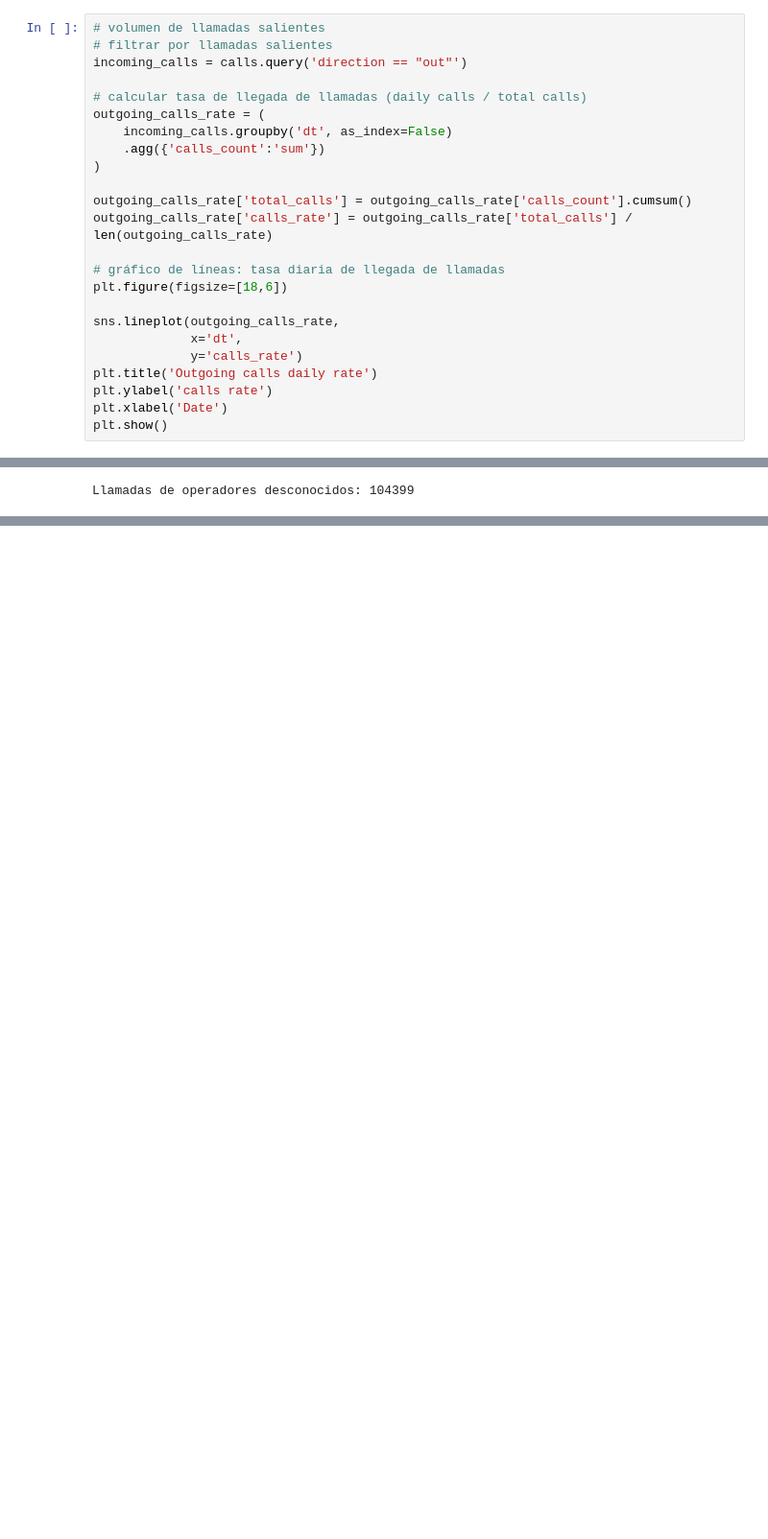
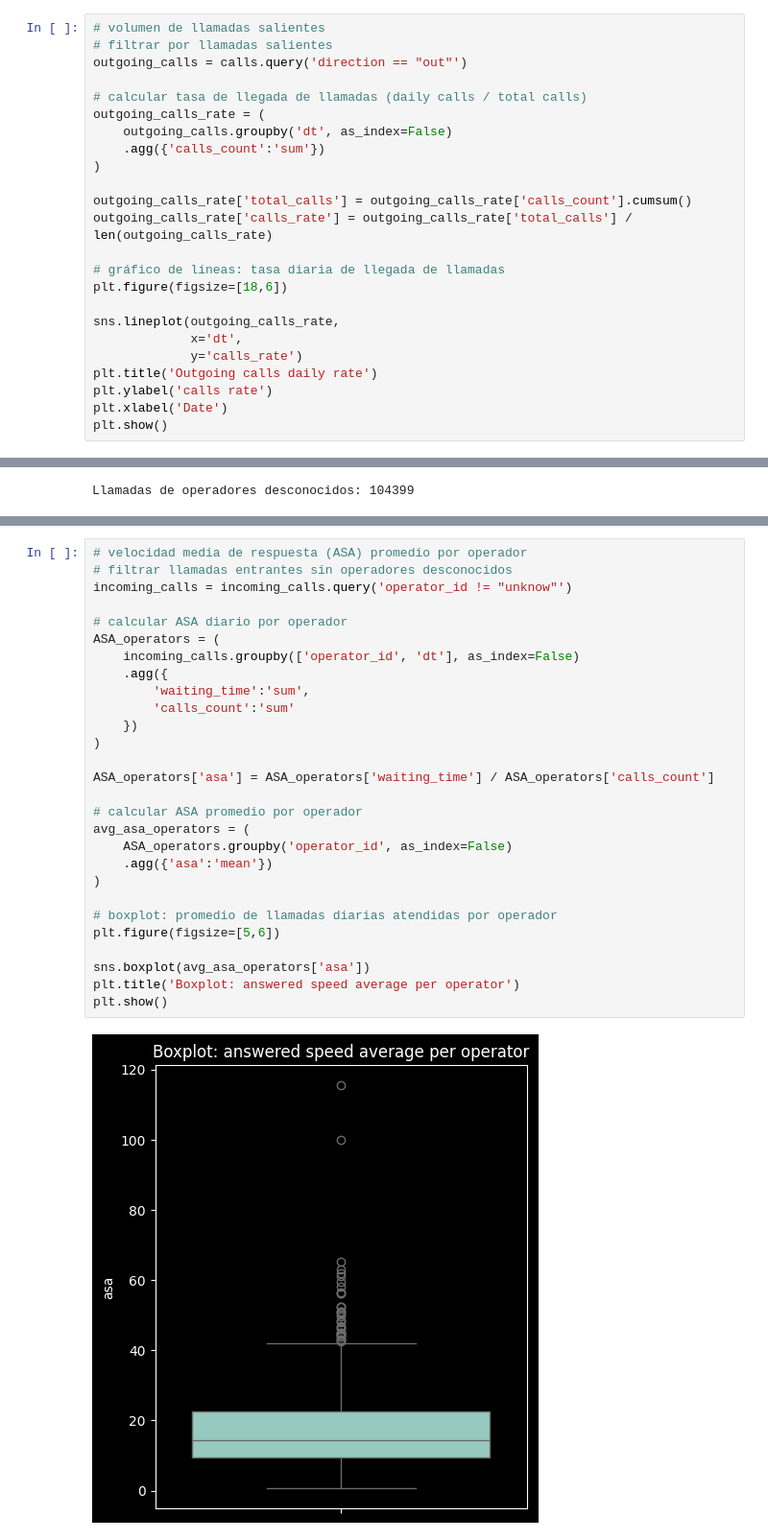
Before and after one commit to XivxnX/analisis_CallMeBaby, a Jupyter notebook: analisis_callmebaby.ipynb, the cells around one changed output, grey strips where cells are left out. Shown at 96% size. Cells and saved outputs as stored; diff of their text form; blank space fills up the shorter version.

```diff
--- a/analisis_callmebaby.ipynb
+++ b/analisis_callmebaby.ipynb
@@ -284,11 +298,11 @@ plt.show()
 # %%
 # volumen de llamadas salientes
 # filtrar por llamadas salientes
-incoming_calls = calls.query('direction == "out"')
+outgoing_calls = calls.query('direction == "out"')
 
 # calcular tasa de llegada de llamadas (daily calls / total calls)
 outgoing_calls_rate = (
-    incoming_calls.groupby('dt', as_index=False)
+    outgoing_calls.groupby('dt', as_index=False)
     .agg({'calls_count':'sum'})
 )
 
@@ -322,0 +388,30 @@ Para el análisis de los operadores ineficaces <span style="color: gold;">**no s
+# %%
+# velocidad media de respuesta (ASA) promedio por operador
+# filtrar llamadas entrantes sin operadores desconocidos
+incoming_calls = incoming_calls.query('operator_id != "unknow"')
+
+# calcular ASA diario por operador
+ASA_operators = (
+    incoming_calls.groupby(['operator_id', 'dt'], as_index=False)
+    .agg({
+        'waiting_time':'sum',
+        'calls_count':'sum'
+    })
+)
+
+ASA_operators['asa'] = ASA_operators['waiting_time'] / ASA_operators['calls_count']
+
+# calcular ASA promedio por operador
+avg_asa_operators = (
+    ASA_operators.groupby('operator_id', as_index=False)
+    .agg({'asa':'mean'})
+)
+
+# boxplot: promedio de llamadas diarias atendidas por operador
+plt.figure(figsize=[5,6])
+
+sns.boxplot(avg_asa_operators['asa'])
+plt.title('Boxplot: answered speed average per operator')
+plt.show()
+# %% [output]
+[figure, added]
```
Also changed, not shown: parts of 22 cells of this notebook.
